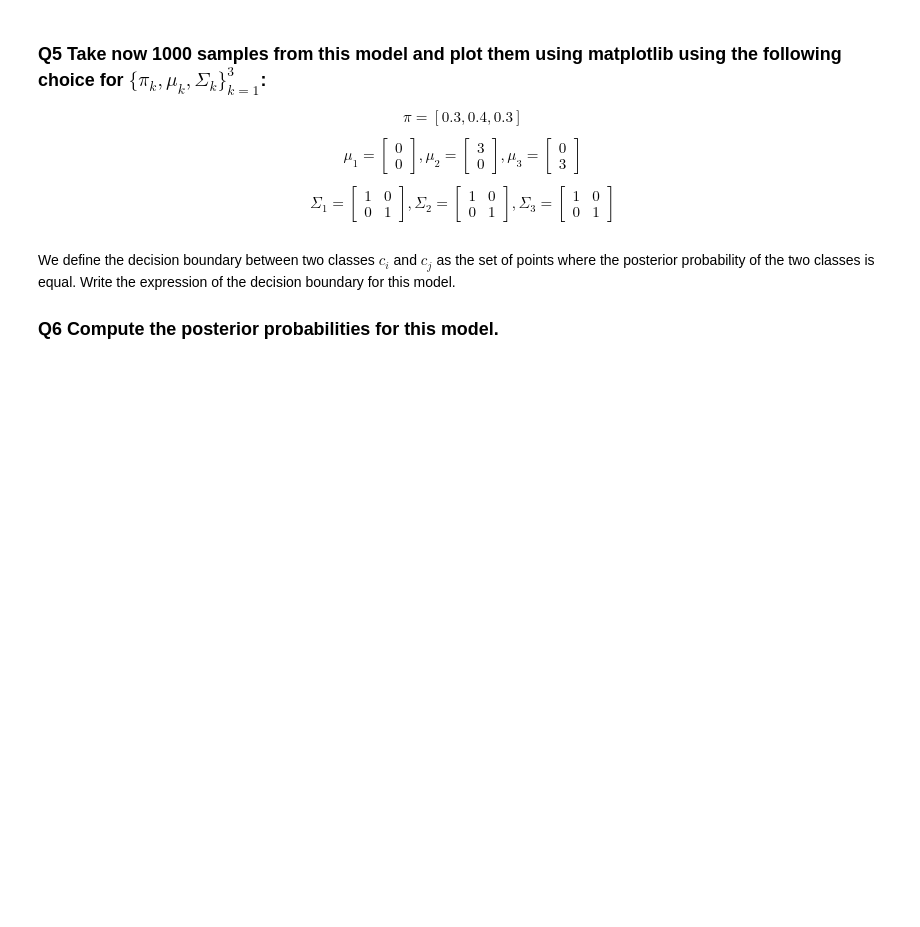
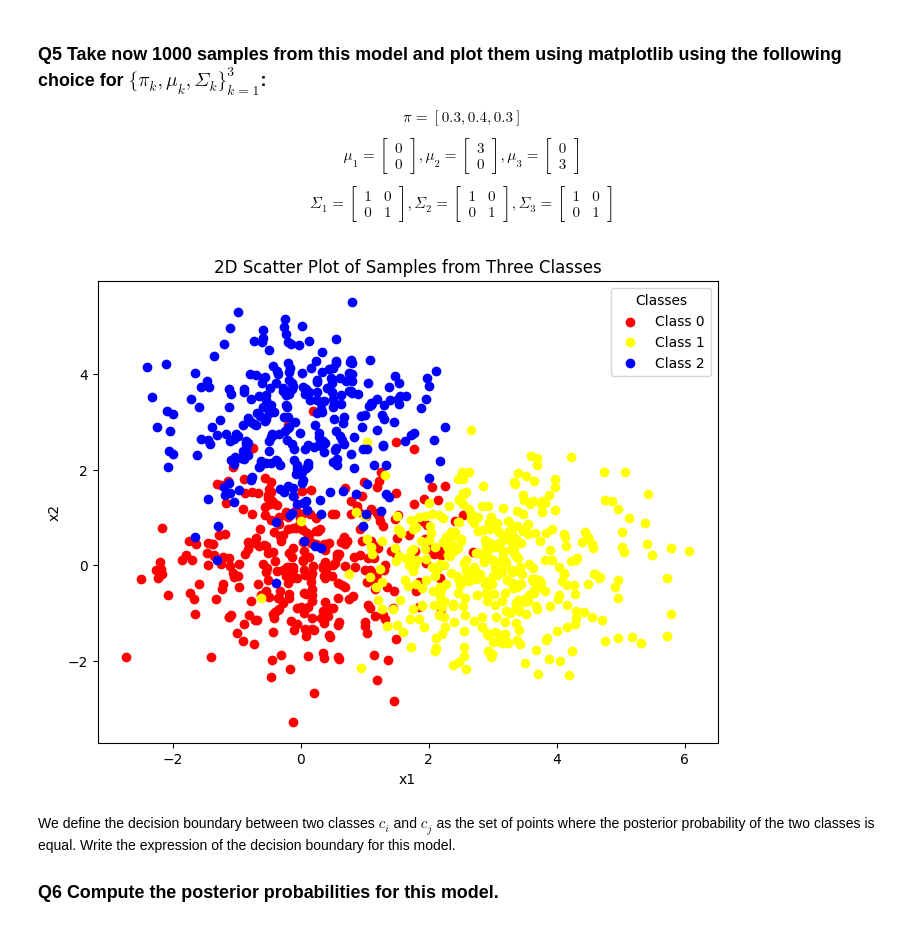
Before and after one commit to AleCardinale/Fundamentals-Inference-Learning, a Jupyter notebook: HW2/hw2_theory.ipynb, the cells around one changed output. Cells and saved outputs as stored; diff of their text form; code cells hidden in the pictures; blank space fills up the shorter version.

```diff
--- a/HW2/hw2_theory.ipynb
+++ b/HW2/hw2_theory.ipynb
@@ -36,3 +40,16 @@ where $\pi_k$ are the probabilities of the different classes, $\mu_k$ are the me
+# %%
+def sample_x_c(pi_vector, mean_vector, covariance_vector, n_samples):
+
+    # Sample classes ck
+    classes = np.array([0,1,2])
+    ck_samples = np.random.choice(classes, size=n_samples, p=pi_vector)
+
+    # Sample x given the classes
+    x_samples = list()
+    for ck in ck_samples:
+          x_samples.append(multivariate_normal.rvs(mean_vector[ck], covariance_vector[ck], size=1))
+
+    return np.array(x_samples), ck_samples
 # %% [markdown]
 ### **Q5** Take now 1000 samples from this model and plot them using matplotlib using the following choice for $\{\pi_k, \mu_k, \Sigma_k\}_{k=1}^3$:
 
@@ -41,6 +58,27 @@ $$\pi = [0.3, 0.4, 0.3]$$
 $$\mu_1 = \left[\begin{array}{c} 0 \\ 0 \end{array}\right], \mu_2 = \left[\begin{array}{c} 3 \\ 0 \end{array}\right], \mu_3 = \left[\begin{array}{c} 0 \\ 3 \end{array}\right]$$
 
 $$\Sigma_1 = \left[\begin{array}{cc} 1 & 0 \\ 0 & 1 \end{array}\right], \Sigma_2 = \left[\begin{array}{cc} 1 & 0 \\ 0 & 1 \end{array}\right], \Sigma_3 = \left[\begin{array}{cc} 1 & 0 \\ 0 & 1 \end{array}\right]$$
+# %%
+pi_vector = np.array([0.3, 0.4, 0.3])
+mean_vector = np.array([np.array([0, 0]), np.array([3, 0]),np.array([0, 3])])
+covariance_vector = np.array([np.eye(2) for _ in range(3)])
+n_samples = 1000
+
+X, c = sample_x_c(pi_vector, mean_vector, covariance_vector, n_samples)
+# %%
+
+plt.figure(figsize=(8, 6))
+colors = {0: 'red', 1: 'yellow', 2: 'blue'}
+for ck in np.unique(c):
+    plt.scatter(X[c == ck, 0], X[c == ck, 1],
+                color=colors[ck], label=f'Class {ck}')
+plt.xlabel('x1')
+plt.ylabel('x2')
+plt.title('2D Scatter Plot of Samples from Three Classes')
+plt.legend(title="Classes")
+plt.show()
+# %% [output]
+[figure, added]
 # %% [markdown]
 We define the decision boundary between two classes $c_i$ and $c_j$ as the set of points where the posterior probability of the two classes is equal. Write the expression of the decision boundary for this model.
 
```
Also changed, not shown: parts of 1 cell of this notebook, 1 other file.
